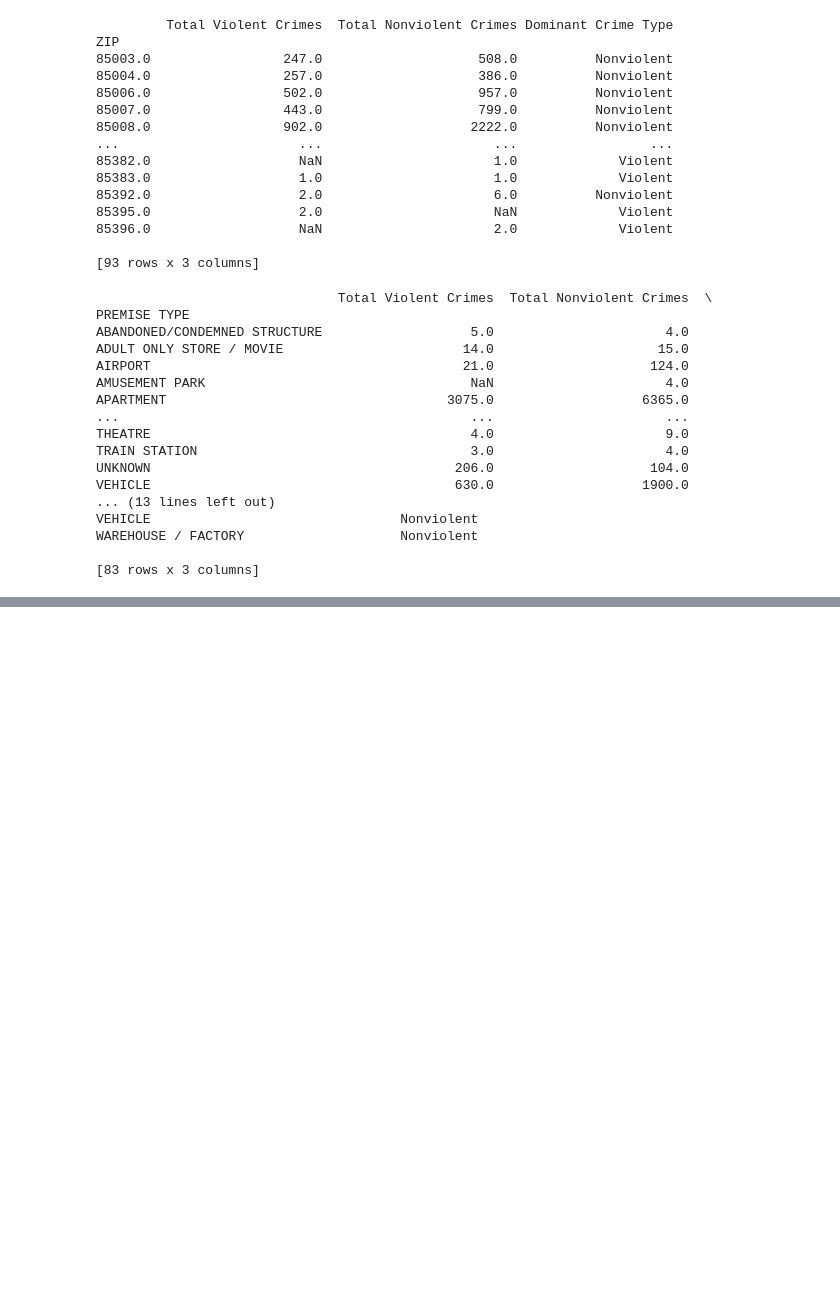
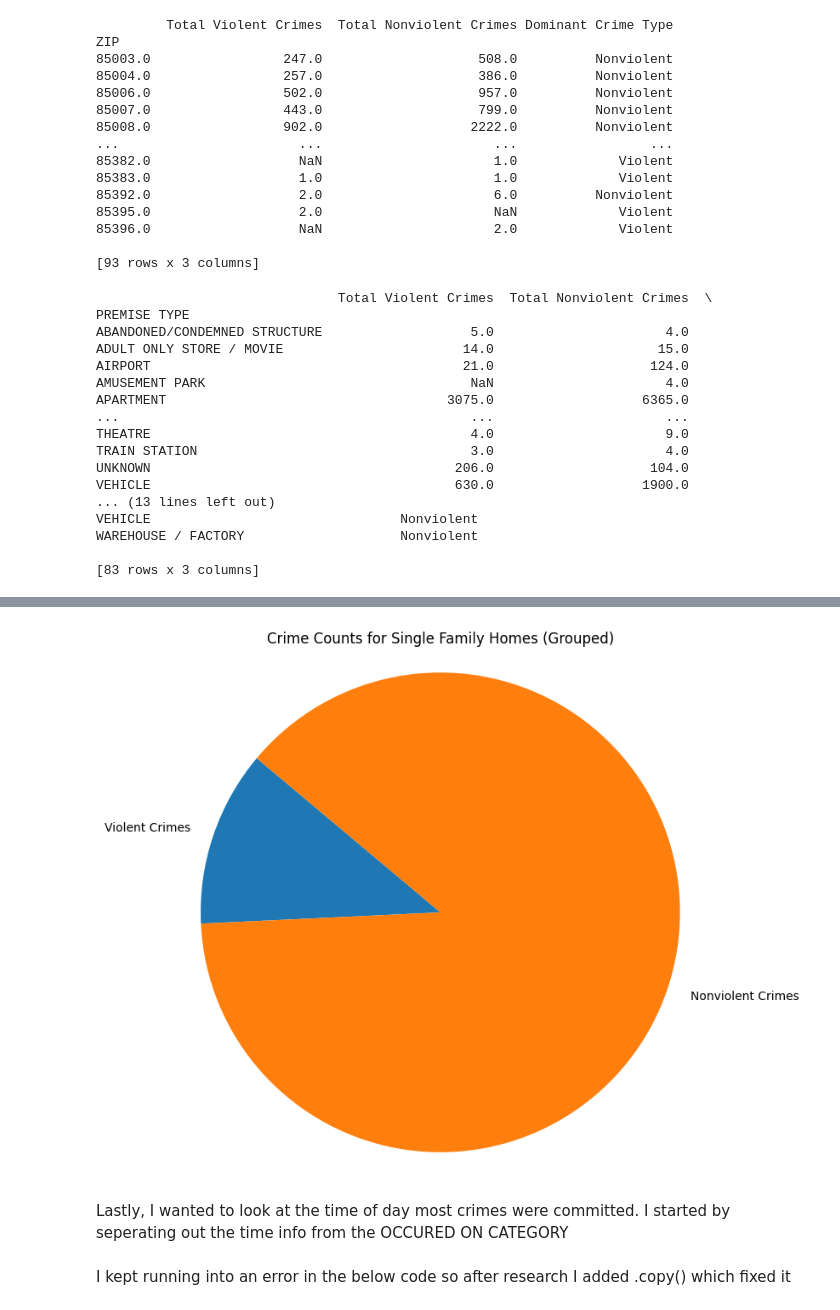
Before and after one commit to ekaterga/stc510, a Jupyter notebook: Module3Basics.ipynb, the cells around one changed output, grey strips where cells are left out. Drawn from its saved outputs; the diff is of its cells as text; code cells hidden in the pictures; blank space fills up the shorter version.

```diff
--- a/Module3Basics.ipynb
+++ b/Module3Basics.ipynb
@@ -244,0 +270,21 @@ WAREHOUSE / FACTORY                    Nonviolent
+# %%
+crime_category_groups = {
+    'Violent Crimes': ['AGGRAVATED ASSAULT', 'MURDER AND NON-NEGLIGENT MANSLAUGHTER', 'RAPE', 'ROBBERY'],
+    'Nonviolent Crimes': ['ARSON', 'BURGLARY', 'LARCENY-THEFT', 'MOTOR VEHICLE THEFT'],
+}
+# %%
+grouped_prem_stats = pd.DataFrame(columns=['Crime Category', 'Count'])
+# %%
+for group, categories in crime_category_groups.items():
+    group_count = specific_prem_stats[specific_prem_stats['UCR CRIME CATEGORY'].isin(categories)]['Count'].sum()
+    grouped_prem_stats = grouped_prem_stats.append({'Crime Category': group, 'Count': group_count}, ignore_index=True)
+# %%
+plt.figure(figsize=(8, 8))
+plt.pie(grouped_prem_stats['Count'], labels=grouped_prem_stats['Crime Category'], startangle=140)
+plt.title('Crime Counts for Single Family Homes (Grouped)')
+plt.axis('equal')
+plt.show()
+# %% [output]
+[figure, added]
+# %% [markdown]
+Lastly, I wanted to look at the time of day most crimes were committed. I started by seperating out the time info from the OCCURED ON CATEGORY
@@ -244,0 +295,2 @@ WAREHOUSE / FACTORY                    Nonviolent
+# %% [markdown]
+I kept running into an error in the below code so after research I added .copy() which fixed it
```
Also changed, not shown: parts of 25 cells of this notebook.
